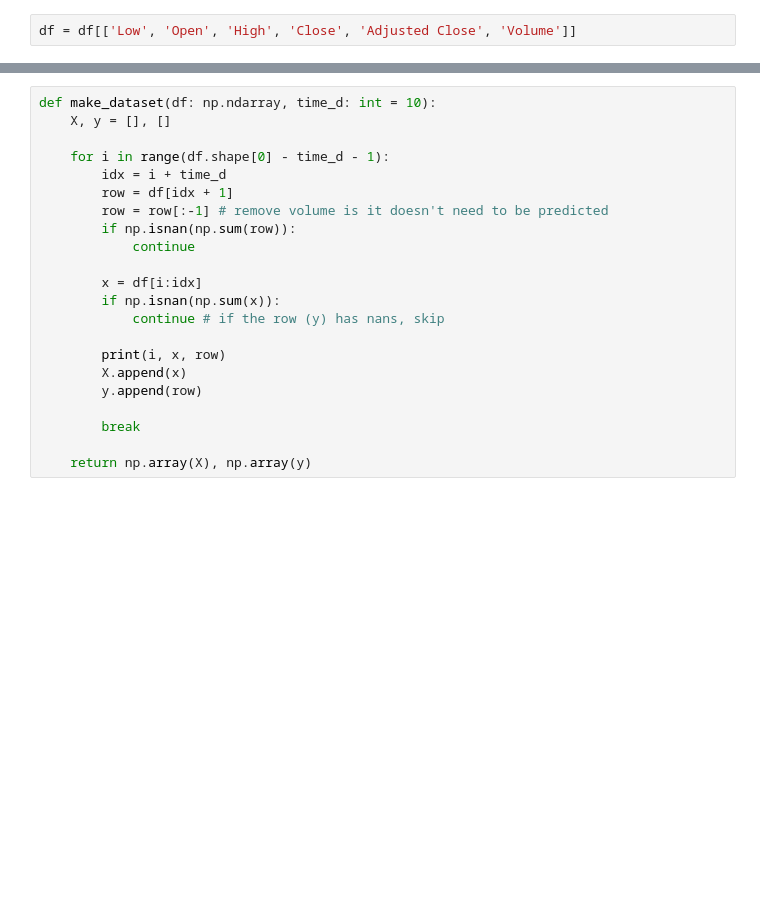
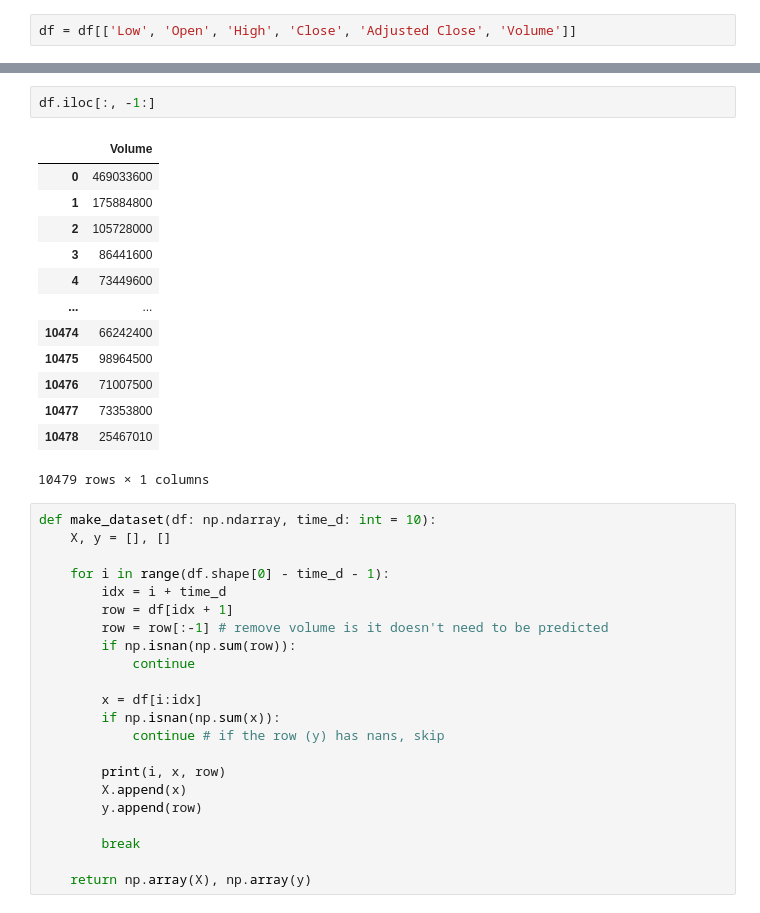
Before and after one commit to seppedelanghe/Stonks.AI, a Jupyter notebook: tests.ipynb, the cells around one changed output, grey strips where cells are left out. Cells and saved outputs as stored; diff of their text form; blank space fills up the shorter version.

```diff
--- a/tests.ipynb
+++ b/tests.ipynb
@@ -30,3 +87,19 @@ df = df[['Low', 'Open', 'High', 'Close', 'Adjusted Close', 'Volume']]
+# %%
+df.iloc[:, -1:]
+# %% [output]
+|  | Volume |
+| 0 | 469033600 |
+| 1 | 175884800 |
+| 2 | 105728000 |
+| 3 | 86441600 |
+| 4 | 73449600 |
+| ... | ... |
+| 10474 | 66242400 |
+| 10475 | 98964500 |
+| 10476 | 71007500 |
+| 10477 | 73353800 |
+| 10478 | 25467010 |
+10479 rows × 1 columns
 # %%
 def make_dataset(df: np.ndarray, time_d: int = 10):
     X, y = [], []
```
Also changed, not shown: parts of 7 cells of this notebook, 2 other files.
